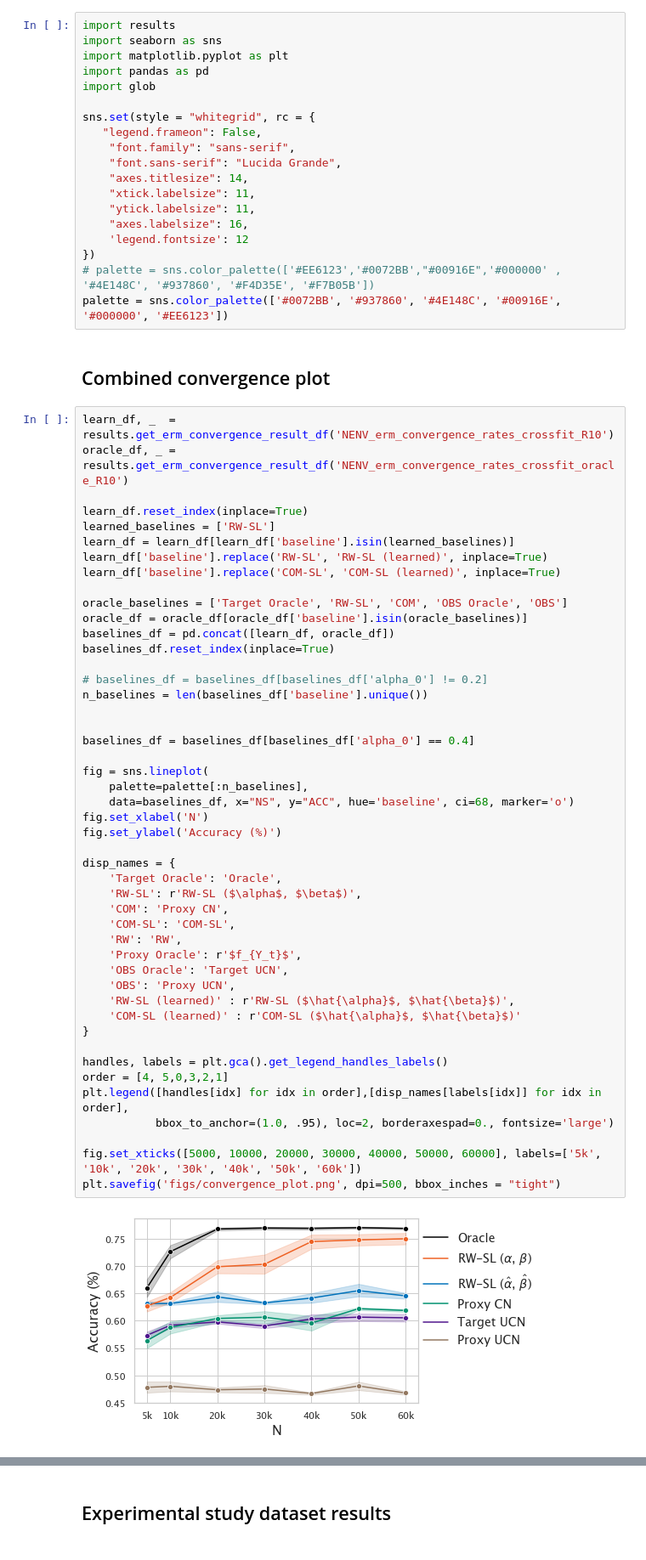
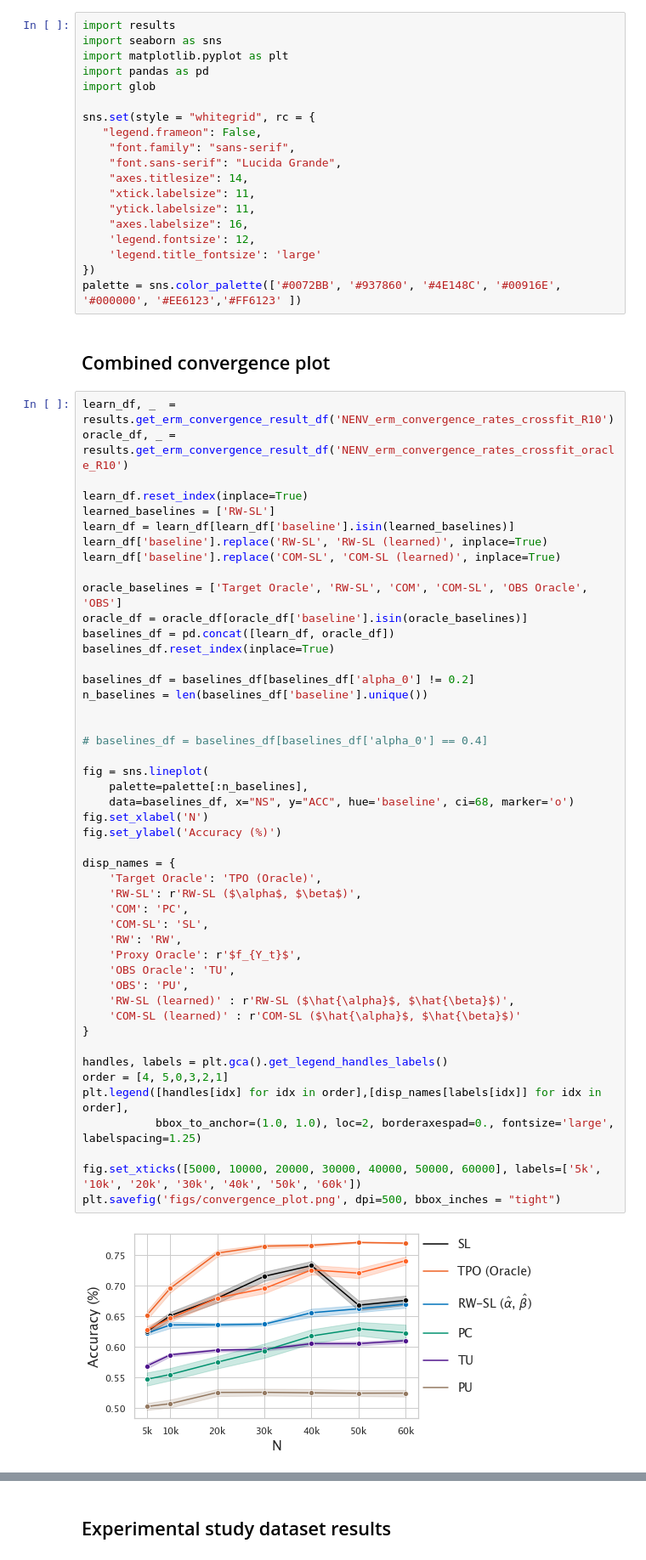
Before and after one commit to lguerdan/counterfactual-decision-support, a Jupyter notebook: notebook_results.ipynb, the cells around one changed output, grey strips where cells are left out. Shown at 85% size. Saved outputs shown, nothing was run; the diff lists cells and outputs as text.

```diff
--- a/notebook_results.ipynb
+++ b/notebook_results.ipynb
@@ -13,10 +13,10 @@ sns.set(style = "whitegrid", rc = {
     "xtick.labelsize": 11,
     "ytick.labelsize": 11,
     "axes.labelsize": 16,
-    'legend.fontsize': 12
+    'legend.fontsize': 12,
+    'legend.title_fontsize': 'large'
 })
-# palette = sns.color_palette(['#EE6123','#0072BB',"#00916E",'#000000' , '#4E148C', '#937860', '#F4D35E', '#F7B05B'])
-palette = sns.color_palette(['#0072BB', '#937860', '#4E148C', '#00916E', '#000000', '#EE6123'])
+palette = sns.color_palette(['#0072BB', '#937860', '#4E148C', '#00916E', '#000000', '#EE6123','#FF6123' ])
 # %% [markdown]
 ## Combined convergence plot
 # %%
@@ -29,42 +29,42 @@ learn_df = learn_df[learn_df['baseline'].isin(learned_baselines)]
 learn_df['baseline'].replace('RW-SL', 'RW-SL (learned)', inplace=True)
 learn_df['baseline'].replace('COM-SL', 'COM-SL (learned)', inplace=True)
 
-oracle_baselines = ['Target Oracle', 'RW-SL', 'COM', 'OBS Oracle', 'OBS']
+oracle_baselines = ['Target Oracle', 'RW-SL', 'COM', 'COM-SL', 'OBS Oracle', 'OBS']
 oracle_df = oracle_df[oracle_df['baseline'].isin(oracle_baselines)]
 baselines_df = pd.concat([learn_df, oracle_df])
 baselines_df.reset_index(inplace=True)
 
-# baselines_df = baselines_df[baselines_df['alpha_0'] != 0.2]
+baselines_df = baselines_df[baselines_df['alpha_0'] != 0.2]
 n_baselines = len(baselines_df['baseline'].unique())
 
 
-baselines_df = baselines_df[baselines_df['alpha_0'] == 0.4]
+# baselines_df = baselines_df[baselines_df['alpha_0'] == 0.4]
 
 fig = sns.lineplot(
     palette=palette[:n_baselines],
     data=baselines_df, x="NS", y="ACC", hue='baseline', ci=68, marker='o')
 fig.set_xlabel('N')
 fig.set_ylabel('Accuracy (%)')
 
 disp_names = {
-    'Target Oracle': 'Oracle',
+    'Target Oracle': 'TPO (Oracle)',
     'RW-SL': r'RW-SL ($\alpha$, $\beta$)',
-    'COM': 'Proxy CN',
-    'COM-SL': 'COM-SL',
+    'COM': 'PC',
+    'COM-SL': 'SL',
     'RW': 'RW',
     'Proxy Oracle': r'$f_{Y_t}$',
-    'OBS Oracle': 'Target UCN',
-    'OBS': 'Proxy UCN',
+    'OBS Oracle': 'TU',
+    'OBS': 'PU',
     'RW-SL (learned)' : r'RW-SL ($\hat{\alpha}$, $\hat{\beta}$)',
     'COM-SL (learned)' : r'COM-SL ($\hat{\alpha}$, $\hat{\beta}$)'
 }
 
 handles, labels = plt.gca().get_legend_handles_labels()
 order = [4, 5,0,3,2,1]
 plt.legend([handles[idx] for idx in order],[disp_names[labels[idx]] for idx in order],
-           bbox_to_anchor=(1.0, .95), loc=2, borderaxespad=0., fontsize='large')
+           bbox_to_anchor=(1.0, 1.0), loc=2, borderaxespad=0., fontsize='large', labelspacing=1.25)
 
 fig.set_xticks([5000, 10000, 20000, 30000, 40000, 50000, 60000], labels=['5k', '10k', '20k', '30k', '40k', '50k', '60k'])
 plt.savefig('figs/convergence_plot.png', dpi=500, bbox_inches = "tight")
 # %% [output]
-[figure, old version]
+[figure, new version]
```
Also changed, not shown: parts of 40 cells of this notebook, 5 other files.
